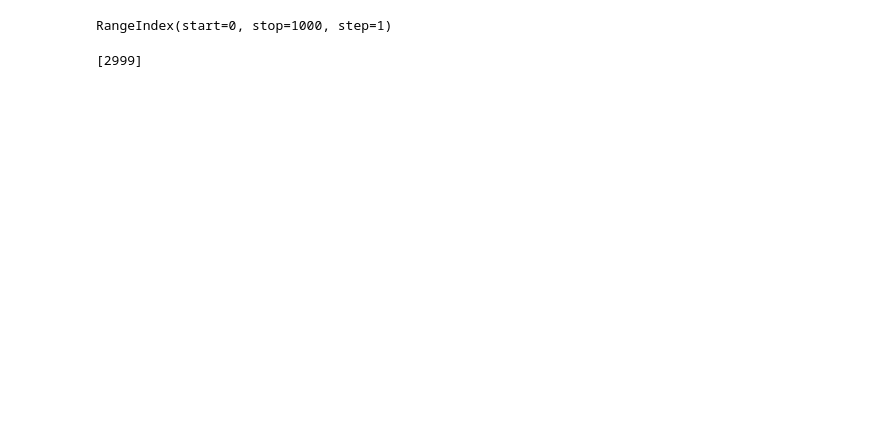
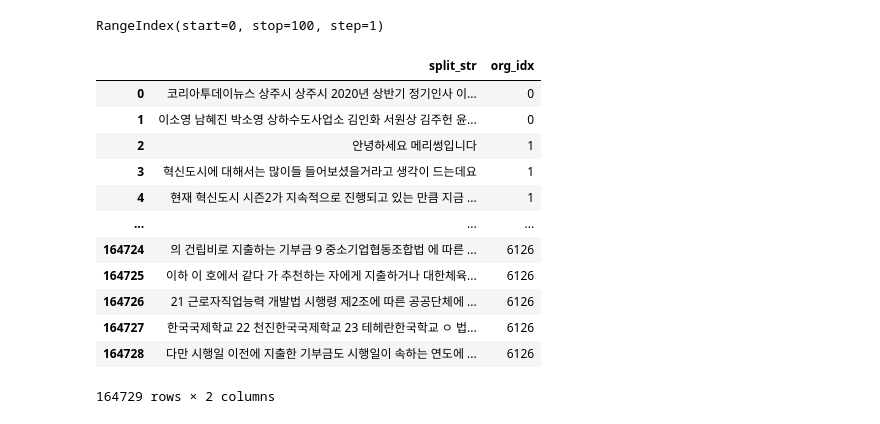
Before and after one commit to DDalaDDula/NIFoS, a Jupyter notebook: 치유(복지)/한글_텍스트_전처리2019(불용어_제거_및_문장분리).ipynb, the cells around one changed output. Drawn from its saved outputs; the diff is of its cells as text; code cells hidden in the pictures; blank space fills up the shorter version.

```diff
--- a/치유(복지)/한글_텍스트_전처리2019(불용어_제거_및_문장분리).ipynb
+++ b/치유(복지)/한글_텍스트_전처리2019(불용어_제거_및_문장분리).ipynb
@@ -48,0 +63,3 @@ df
+# %%
+df['split_list'] = split_list
+df
@@ -48,0 +80,15 @@ df
+# %%
+# 데이터프레임을 100개 단위로 나누기
+chunk_size = 100
+num_chunks = len(df) // chunk_size + 1  # 나머지가 있는 경우 추가적인 청크 필요
+
+dfs = {}
+for i in range(num_chunks):
+    start_idx = i * chunk_size
+    end_idx = (i + 1) * chunk_size
+    chunk_df = df[start_idx:end_idx]
+    dfs[f"df_{i+1}"] = chunk_df
+
+# 생성된 데이터프레임들 확인
+for key, chunk_df in dfs.items():
+    print(key)
@@ -88,16 +141,31 @@ df2
 # %%
-df_1['split_list'].index
+dfs['df_1']['split_list'].index
 # %% [output]
-RangeIndex(start=0, stop=1000, step=1)
+RangeIndex(start=0, stop=100, step=1)
 # %%
-for i in tqdm(df_1['split_list'].index):
-    for j in range(len(df_1['split_list'][i])):
-        split_str= {'split_str': df_1['split_list'][i][j][0], 'org_idx': [i]}
+a = 62
+for i in tqdm(dfs['df_%s'%a]['split_list'].index):
+    for j in range(len(dfs['df_%s'%a]['split_list'][i])):
+        split_str= {'split_str': dfs['df_%s'%a]['split_list'][i][j][0], 'org_idx': [i]}
         print(split_str['org_idx'])
         split_df= pd.DataFrame(split_str)
         df2 = pd.concat([df2,split_df])
         df2.reset_index(drop=True, inplace=True)
         display.clear_output(wait=True) # 출력지우기
 
 df2.reset_index(drop=True, inplace=True)
 df2
+# %% [output]
+|  | split_str | org_idx |
+| 0 | 코리아투데이뉴스 상주시 상주시 2020년 상반기 정기인사 이... | 0 |
+| 1 | 이소영 남혜진 박소영 상하수도사업소 김인화 서원상 김주헌 윤... | 0 |
+| 2 | 안녕하세요 메리썽입니다 | 1 |
+| 3 | 혁신도시에 대해서는 많이들 들어보셨을거라고 생각이 드는데요 | 1 |
+| 4 | 현재 혁신도시 시즌2가 지속적으로 진행되고 있는 만큼 지금 ... | 1 |
+| ... | ... | ... |
+| 164724 | 의 건립비로 지출하는 기부금 9 중소기업협동조합법 에 따른 ... | 6126 |
+| 164725 | 이하 이 호에서 같다 가 추천하는 자에게 지출하거나 대한체육... | 6126 |
+| 164726 | 21 근로자직업능력 개발법 시행령 제2조에 따른 공공단체에 ... | 6126 |
+| 164727 | 한국국제학교 22 천진한국국제학교 23 테헤란한국학교 ㅇ 법... | 6126 |
+| 164728 | 다만 시행일 이전에 지출한 기부금도 시행일이 속하는 연도에 ... | 6126 |
+164729 rows × 2 columns
@@ -116,13 +171,0 @@ df2
-# %%
-for i in tqdm(df_3['split_list'].index):
-    for j in range(len(df_3['split_list'][i])):
-        split_str= {'split_str': df_3['split_list'][i][j][0], 'org_idx': [i]}
-        print(split_str['org_idx'])
-        split_df= pd.DataFrame(split_str)
-        df2 = pd.concat([df2,split_df])
-        df2.reset_index(drop=True, inplace=True)
-        display.clear_output(wait=True) # 출력지우기
-
-df2.reset_index(drop=True, inplace=True)
-# %% [output]
-[2999]
```
Also changed, not shown: parts of 19 cells of this notebook, 4 other files.
